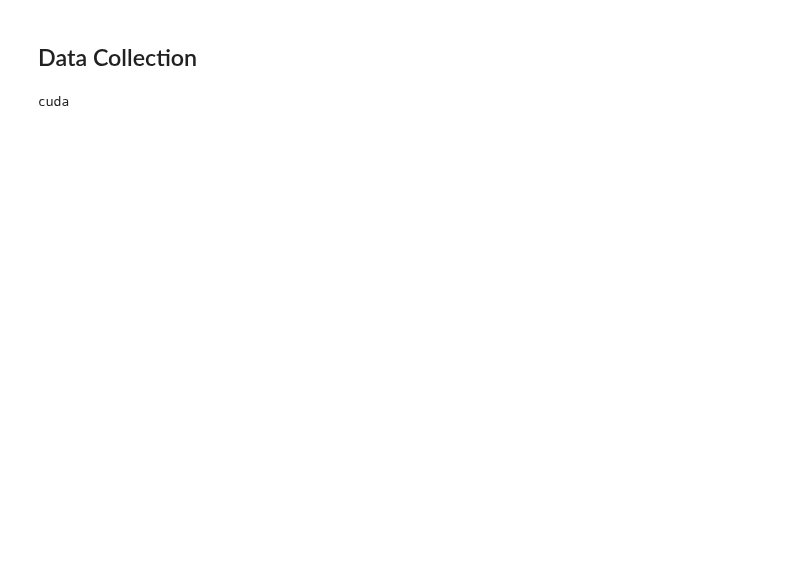
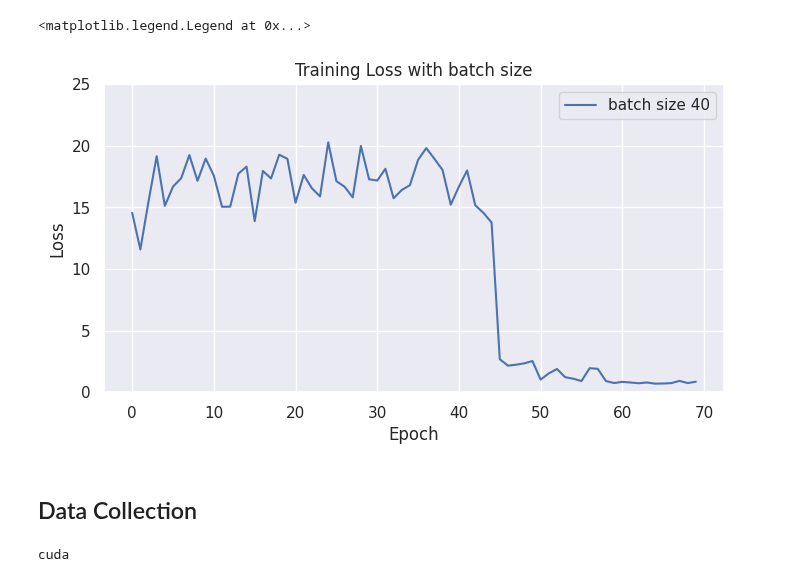
Before and after one commit to michael-cummins/DeePC-HUNT, a Jupyter notebook: src/cartpole_ddeepc.ipynb, the cells around one changed output. Cells and saved outputs as stored; diff of their text form; code cells hidden in the pictures; blank space fills up the shorter version.

```diff
--- a/src/cartpole_ddeepc.ipynb
+++ b/src/cartpole_ddeepc.ipynb
@@ -25,6 +19,26 @@ import mpc.util as eutil
 from controllers import DDeePC
 
 %matplotlib inline
+# %%
+import seaborn as sns
+sns.set_theme()
+plt.rcParams["figure.figsize"] = (8,4)
+x = range(70)
+batch_10 = loadtxt('cartpole_loss_10.csv', delimiter=',')
+batch_20 = loadtxt('cartpole_loss_20.csv', delimiter=',')
+batch_40 = loadtxt('cartpole_loss_40.csv', delimiter=',')
+# plt.plot(x,batch_10,label='batch size 10')
+# plt.plot(x,batch_20,label='batch size 20')
+plt.plot(x,batch_40,label='batch size 40')
+plt.grid('on')
+plt.ylabel('Loss')
+plt.ylim(0,25)
+plt.xlabel('Epoch')
+plt.title('Training Loss with batch size')
+plt.legend()
+# %% [output]
+<matplotlib.legend.Legend at 0x...>
+[figure, added]
 # %% [markdown]
 ## Data Collection
 # %%
```
Also changed, not shown: parts of 7 cells of this notebook, 34 other files.
